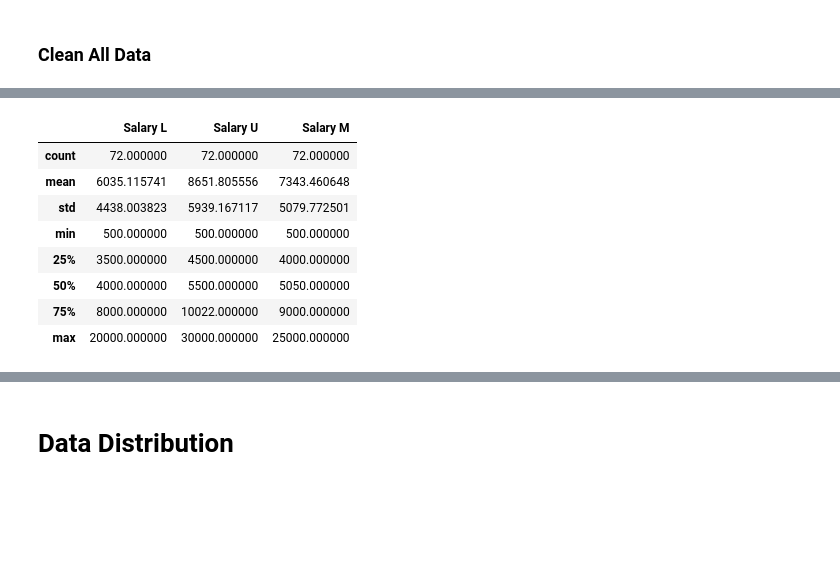
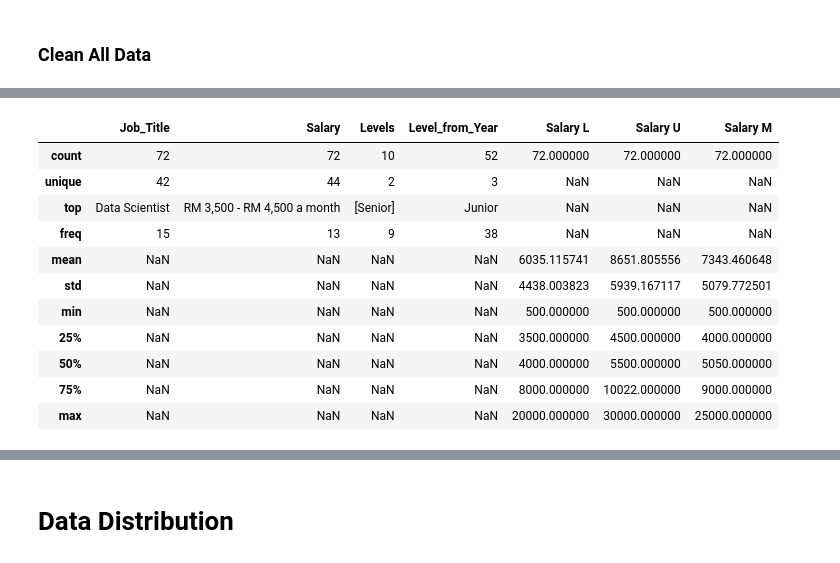
Before and after one commit to binxuankong/skills-ontology-project, a Jupyter notebook: Malaysia Data Professional Salary Insights.ipynb, the cells around one changed output, grey strips where cells are left out. Drawn from its saved outputs; the diff is of its cells as text; code cells hidden in the pictures; blank space fills up the shorter version.

```diff
--- a/Malaysia Data Professional Salary Insights.ipynb
+++ b/Malaysia Data Professional Salary Insights.ipynb
@@ -194,0 +228,4 @@ array(["'Lead'", None, "'Graduate'", "'Senior'", "'Intern'",
+# %%
+df_des['Levels'] = df_des['Title_Keywords'].apply(lambda x: assign_level(x))
+df_dss['Levels'] = df_dss['Title_Keywords'].apply(lambda x: assign_level(x))
+df_mles['Levels'] = df_mles['Title_Keywords'].apply(lambda x: assign_level(x))
@@ -194,0 +255,24 @@ array(["'Lead'", None, "'Graduate'", "'Senior'", "'Intern'",
+# %%
+# Juniors: 1-3 years required
+junior_min = 1
+# Mid Level: 4-7 years required
+midlevel_min = 4
+# Senior Level: more than 8 years required
+senior_min = 8
+
+def get_years_experience(description):
+    try:
+        cur = description.index("years")
+        min_year = min([int(r) for r in re.findall(r'\d+', description[cur-5:cur+6])])
+        if min_year >= senior_min:
+            return "Senior"
+        elif min_year >= midlevel_min:
+            return "Mid Level"
+        else:
+            return "Junior"
+    except:
+        try:
+            cur = description.index("year")
+            return "Junior"
+        except:
+            return None
@@ -194,0 +294,4 @@ array(["'Lead'", None, "'Graduate'", "'Senior'", "'Intern'",
+# %%
+df_des['Level_from_Year'] = df_des['Description'].apply(lambda x: get_years_experience(x))
+df_dss['Level_from_Year'] = df_dss['Description'].apply(lambda x: get_years_experience(x))
+df_mles['Level_from_Year'] = df_mles['Description'].apply(lambda x: get_years_experience(x))
@@ -198,7 +317,7 @@ array(["'Lead'", None, "'Graduate'", "'Senior'", "'Intern'",
 def extract_salary(df_job):
     df = df_job.copy()
     df[['Salary L', 'Salary U']] = df['Salary'].str.split('-', 1, expand=True)
-    df = df[['Job_Title', 'Salary', 'Title_Keywords', 'Salary L', 'Salary U']]
+    df = df[['Job_Title', 'Salary', 'Levels', 'Level_from_Year', 'Salary L', 'Salary U']]
     # Set Upper NaN to Lower
     df.loc[df['Salary U'].isna(), 'Salary U'] = df.loc[df['Salary U'].isna(), 'Salary L']
     # Convert to Numeric
@@ -271,15 +396,18 @@ df_dsc.head()
 # %%
-df_dsc.describe()
+df_dsc.describe(include='all')
 # %% [output]
-|  | Salary L | Salary U | Salary M |
-| count | 72.000000 | 72.000000 | 72.000000 |
-| mean | 6035.115741 | 8651.805556 | 7343.460648 |
-| std | 4438.003823 | 5939.167117 | 5079.772501 |
-| min | 500.000000 | 500.000000 | 500.000000 |
-| 25% | 3500.000000 | 4500.000000 | 4000.000000 |
-| 50% | 4000.000000 | 5500.000000 | 5050.000000 |
-| 75% | 8000.000000 | 10022.000000 | 9000.000000 |
-| max | 20000.000000 | 30000.000000 | 25000.000000 |
+|  | Job_Title | Salary | Levels | Level_from_Year | Salary L | Salary U | Salary M |
+| count | 72 | 72 | 10 | 52 | 72.000000 | 72.000000 | 72.000000 |
+| unique | 42 | 44 | 2 | 3 | NaN | NaN | NaN |
+| top | Data Scientist | RM 3,500 - RM 4,500 a month | [Senior] | Junior | NaN | NaN | NaN |
+| freq | 15 | 13 | 9 | 38 | NaN | NaN | NaN |
+| mean | NaN | NaN | NaN | NaN | 6035.115741 | 8651.805556 | 7343.460648 |
+| std | NaN | NaN | NaN | NaN | 4438.003823 | 5939.167117 | 5079.772501 |
+| min | NaN | NaN | NaN | NaN | 500.000000 | 500.000000 | 500.000000 |
+| 25% | NaN | NaN | NaN | NaN | 3500.000000 | 4500.000000 | 4000.000000 |
+| 50% | NaN | NaN | NaN | NaN | 4000.000000 | 5500.000000 | 5050.000000 |
+| 75% | NaN | NaN | NaN | NaN | 8000.000000 | 10022.000000 | 9000.000000 |
+| max | NaN | NaN | NaN | NaN | 20000.000000 | 30000.000000 | 25000.000000 |
 # %%
 df_mlec = extract_salary(df_mles)
 df_mlec.head()
```
Also changed, not shown: parts of 18 cells of this notebook.
